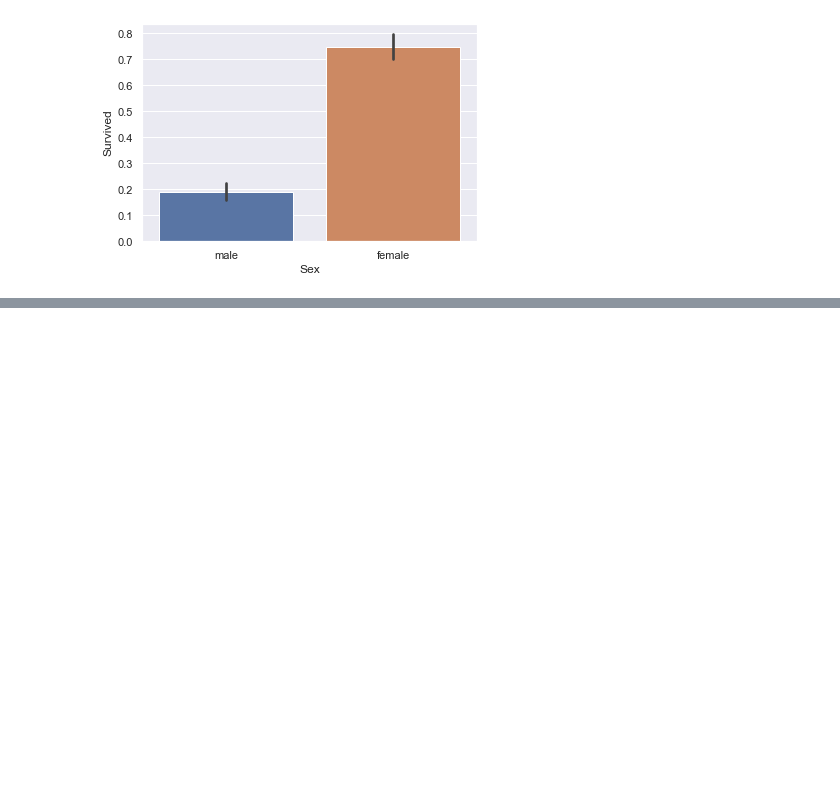
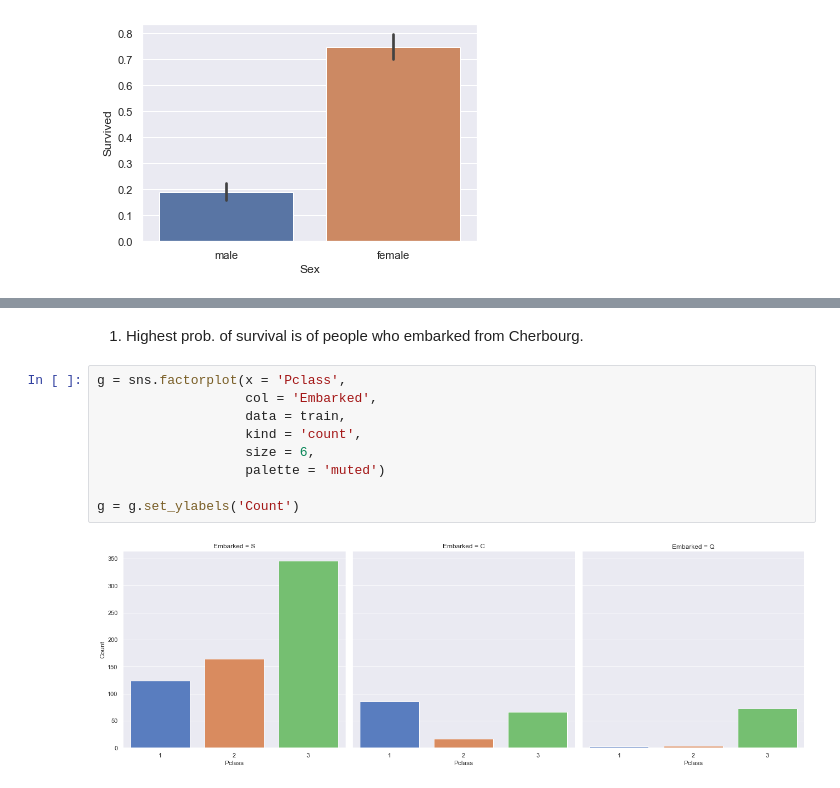
Before and after one commit to pksvv/pyMLEnsemble, a Jupyter notebook: Kaggle-Titanic.ipynb, the cells around one changed output, grey strips where cells are left out. Cells and saved outputs as stored; diff of their text form; blank space fills up the shorter version.

```diff
--- a/Kaggle-Titanic.ipynb
+++ b/Kaggle-Titanic.ipynb
@@ -280,0 +340,13 @@ g = sns.barplot(x='Sex',y='Survived',data=train)
+# %% [markdown]
+1. Highest prob. of survival is of people who embarked from Cherbourg.
+# %%
+g = sns.factorplot(x = 'Pclass',
+                   col = 'Embarked',
+                   data = train,
+                   kind = 'count',
+                   size = 6,
+                   palette = 'muted')
+
+g = g.set_ylabels('Count')
+# %% [output]
+[figure, added]
```
Also changed, not shown: parts of 13 cells of this notebook.
